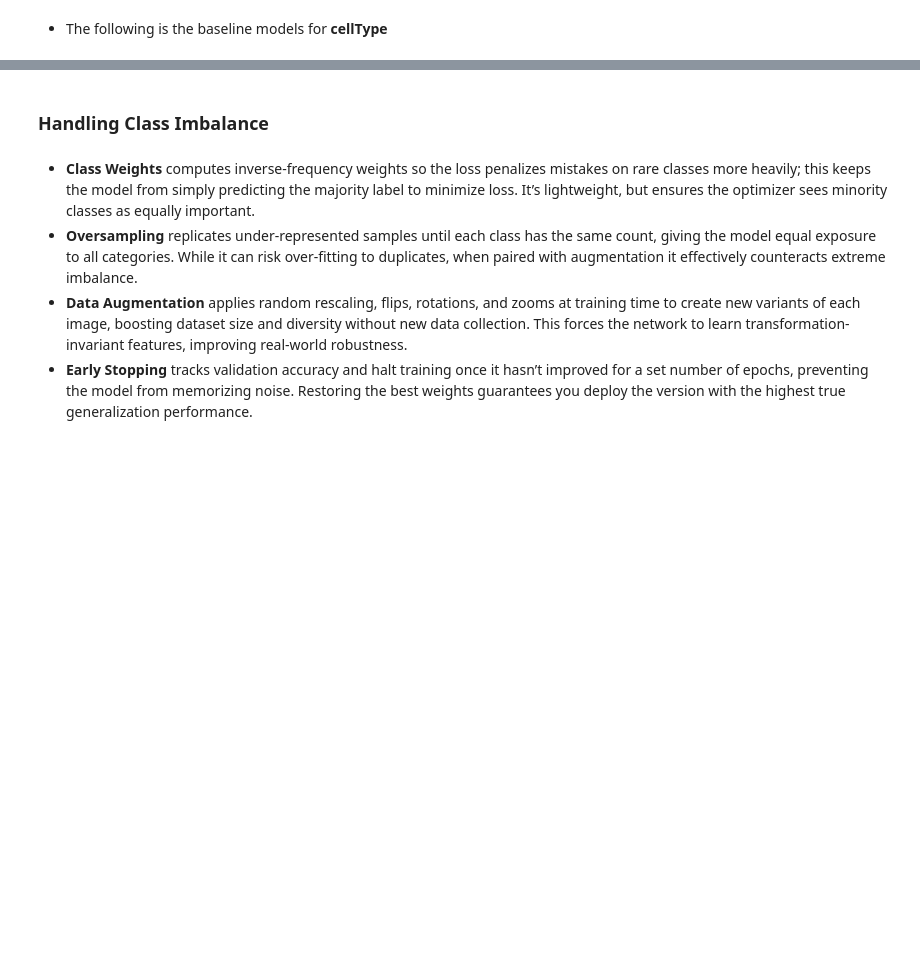
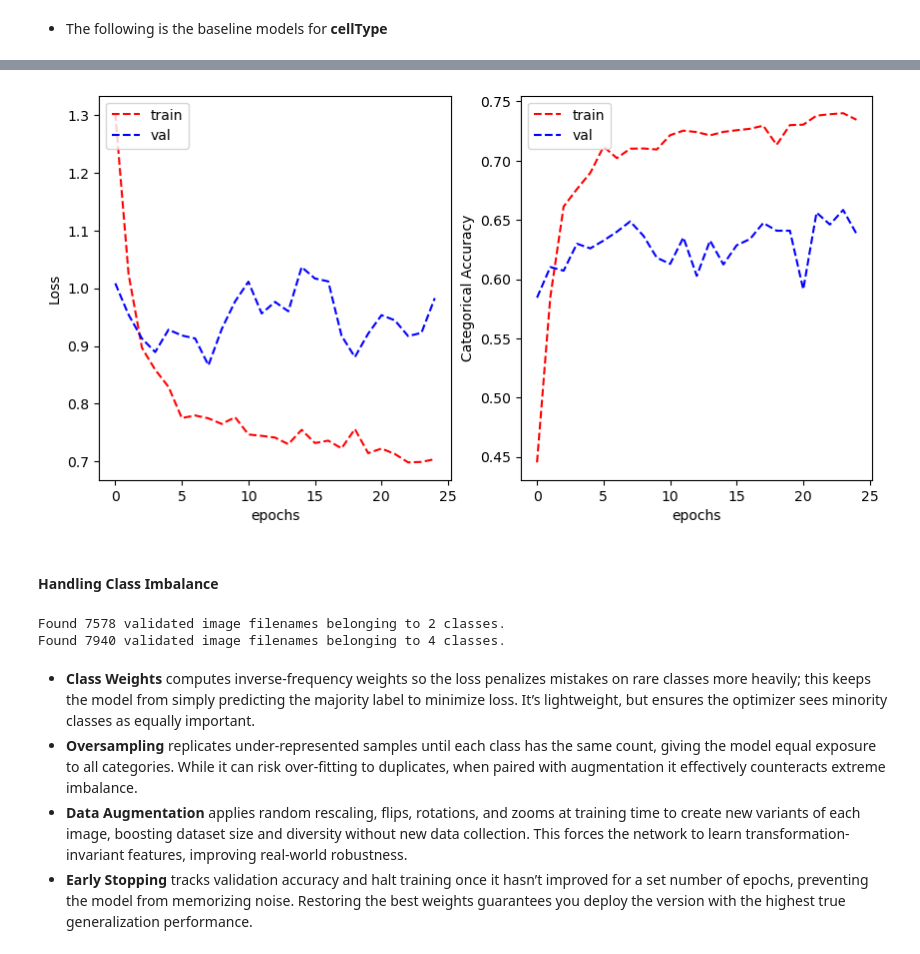
Before and after one commit to Adi112004/Machine-Learning-Assignment-2, a Jupyter notebook: Assignment2-ML.ipynb, the cells around one changed output, grey strips where cells are left out. Cells and saved outputs as stored; diff of their text form; code cells hidden in the pictures; blank space fills up the shorter version.

```diff
--- a/Assignment2-ML.ipynb
+++ b/Assignment2-ML.ipynb
@@ -528,47 +563,39 @@ plot_learning_curve(
 # %%
 input_shape = (27, 27, 3)
 mlp_multi = tf.keras.Sequential([
     tf.keras.Input(shape=input_shape),
     tf.keras.layers.Flatten(),
     tf.keras.layers.Dense(256, activation='relu'),
     tf.keras.layers.Dense(128, activation='relu'),
     tf.keras.layers.Dropout(0.5),
     tf.keras.layers.Dense(num_classes, activation='softmax'),
 ])
 mlp_multi.compile(
     optimizer='adam',
     loss='categorical_crossentropy',
-    metrics=[
-        GlobalPrecision(name='precision'),
-        GlobalRecall(name='recall')
-    ]
+    metrics=['precision', 'recall', 'categorical_accuracy']
 )
 
 history_mlp_multi = mlp_multi.fit(
     multi_train_generator,
     validation_data=multi_validation_generator,
     epochs=25,
     verbose=0
 )
 
 plot_learning_curve(
-    history_celltype.history['loss'],
-    history_celltype.history['val_loss'],
-    history_celltype.history['precision'],
-    history_celltype.history['val_precision'],
-    metric_name='Precision'
+    history_mlp_multi.history['loss'],
+    history_mlp_multi.history['val_loss'],
+    history_mlp_multi.history['categorical_accuracy'],
+    history_mlp_multi.history['val_categorical_accuracy'],
+    metric_name='Categorical Accuracy'
 )
-
-plot_learning_curve(
-    history_celltype.history['loss'],
-    history_celltype.history['val_loss'],
-    history_celltype.history['recall'],
-    history_celltype.history['val_recall'],
-    metric_name='Recall'
-)
+# %% [output]
+[figure, added]
 # %% [markdown]
-### Handling Class Imbalance
+#### Handling Class Imbalance
 # %%
+
 from sklearn.utils import class_weight
 import numpy as np
 import pandas as pd
@@ -602,7 +629,7 @@ for cls, cnt in counts.items():
                                              replace=True,
                                              random_state=42))
 train_balanced = pd.concat([train_data] + oversampled_dfs).reset_index(drop=True)
-c
+
 
 
 
@@ -675,7 +702,19 @@ early_stop_multi = EarlyStopping(
     restore_best_weights=True
 )
 
-# Add augmented images
+
+# # add
+# train_datagen = ImageDataGenerator(
+#     rescale=1./255,
+#     rotation_range=15,
+#     width_shift_range=0.2,
+#     height_shift_range=0.2,
+#     brightness_range=[0.5,1.5],
+#     horizontal_flip=True
+# )
+# %% [output]
+Found 7578 validated image filenames belonging to 2 classes.
+Found 7940 validated image filenames belonging to 4 classes.
 # %% [markdown]
 - **Class Weights** computes inverse‐frequency weights so the loss penalizes mistakes on rare classes more heavily; this keeps the model from simply predicting the majority label to minimize loss. It’s lightweight, but ensures the optimizer sees minority classes as equally important.
 - **Oversampling** replicates under-represented samples until each class has the same count, giving the model equal exposure to all categories. While it can risk over-fitting to duplicates, when paired with augmentation it effectively counteracts extreme imbalance.
```
Also changed, not shown: parts of 43 cells of this notebook.
